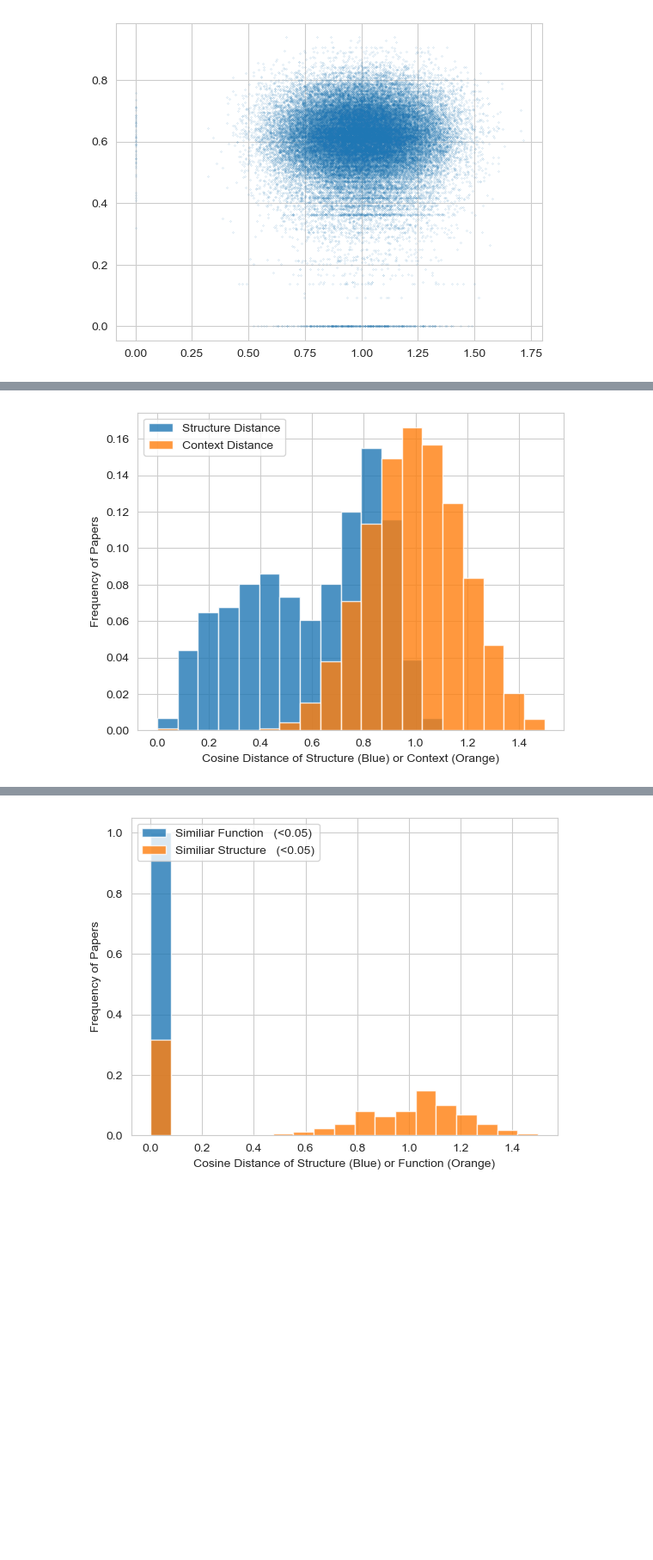
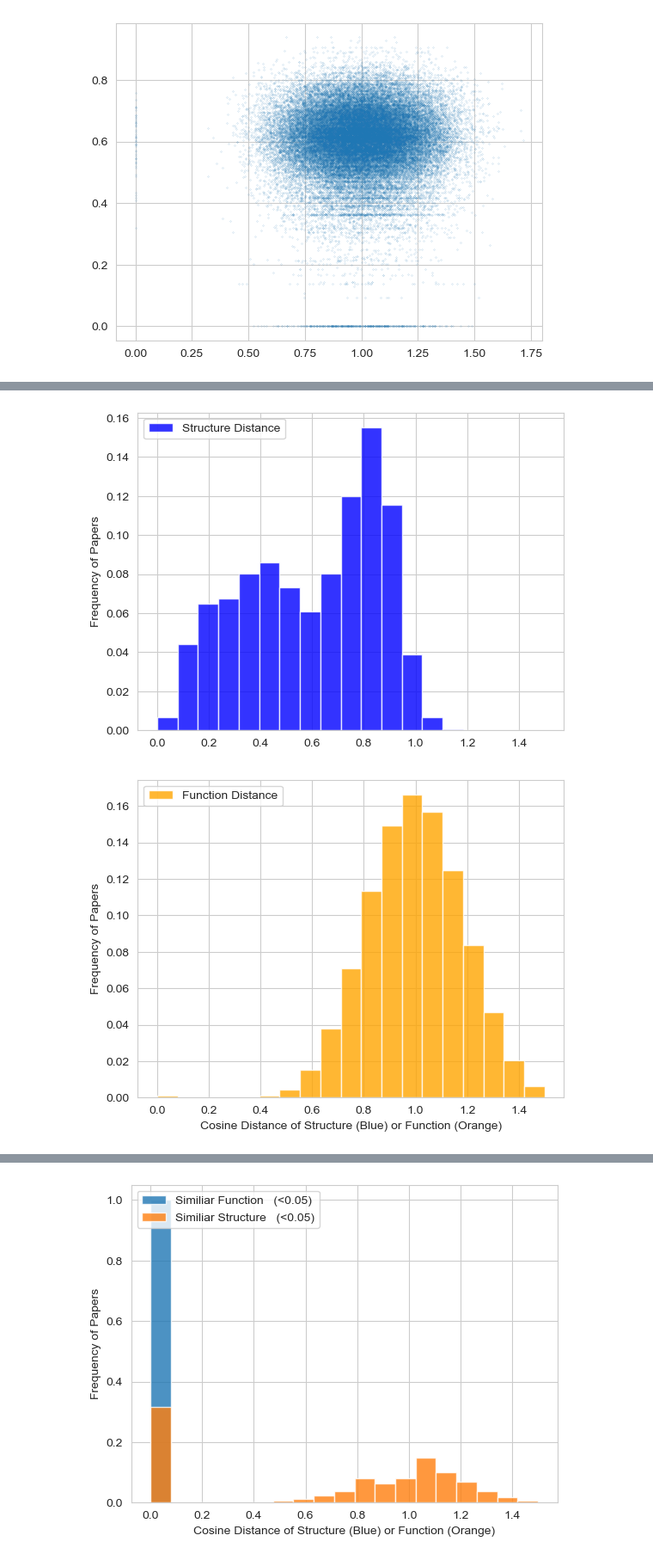
Before and after one commit to icarlous/Trans_Knowledge, a Jupyter notebook: Dual_Progress.ipynb, the cells around one changed output, grey strips where cells are left out. Shown: that part at 86% size. Drawn from its saved outputs; the diff is of its cells as text; code cells hidden in the pictures; blank space fills up the shorter version.

```diff
--- a/Dual_Progress.ipynb
+++ b/Dual_Progress.ipynb
@@ -464,14 +508,18 @@ plt.scatter(df_distance_sample['dis_smile'], df_distance_sample['dis_ntwk'], s=0
 # %%
 df_hist = df_distance_sample
 plt.hist(df_hist['dis_smile'], weights=[1 / len(df_hist)] * len(df_hist),
-         label='Structure Distance', bins=np.linspace(0, 1.5, 20), alpha=0.8)
-plt.hist(df_hist['dis_ntwk'], weights=[1 / len(df_hist)] * len(df_hist),
-         label='Context Distance', bins=np.linspace(0, 1.5, 20), alpha=0.8)
+         label='Structure Distance', bins=np.linspace(0, 1.5, 20), alpha=0.8,color='blue')
 plt.ylabel('Frequency of Papers')
-plt.xlabel('Cosine Distance of Structure (Blue) or Context (Orange)')
 plt.legend(loc='upper left')
 plt.show()
+plt.hist(df_hist['dis_ntwk'], weights=[1 / len(df_hist)] * len(df_hist),
+         label='Function Distance', bins=np.linspace(0, 1.5, 20), alpha=0.8,color='orange')
+plt.ylabel('Frequency of Papers')
+plt.xlabel('Cosine Distance of Structure (Blue) or Function (Orange)')
+plt.legend(loc='upper left')
+plt.show()
 # %% [output]
-[figure, old version]
+[figure, new version]
+[figure, added]
 # %%
 df_hist = df_distance_sample
```
Also changed, not shown: parts of 8 cells of this notebook, 2 other files.
